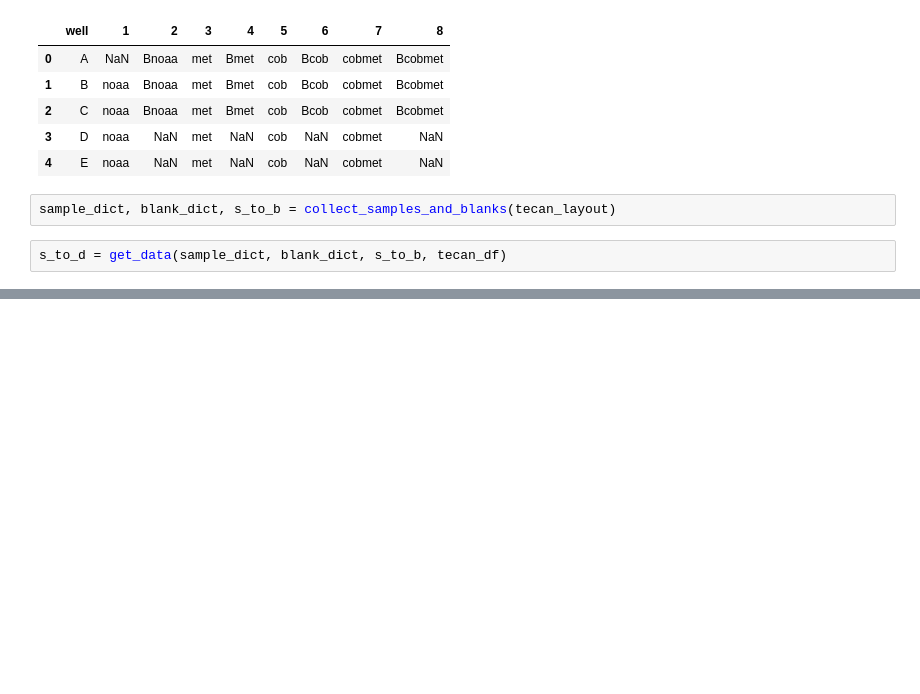
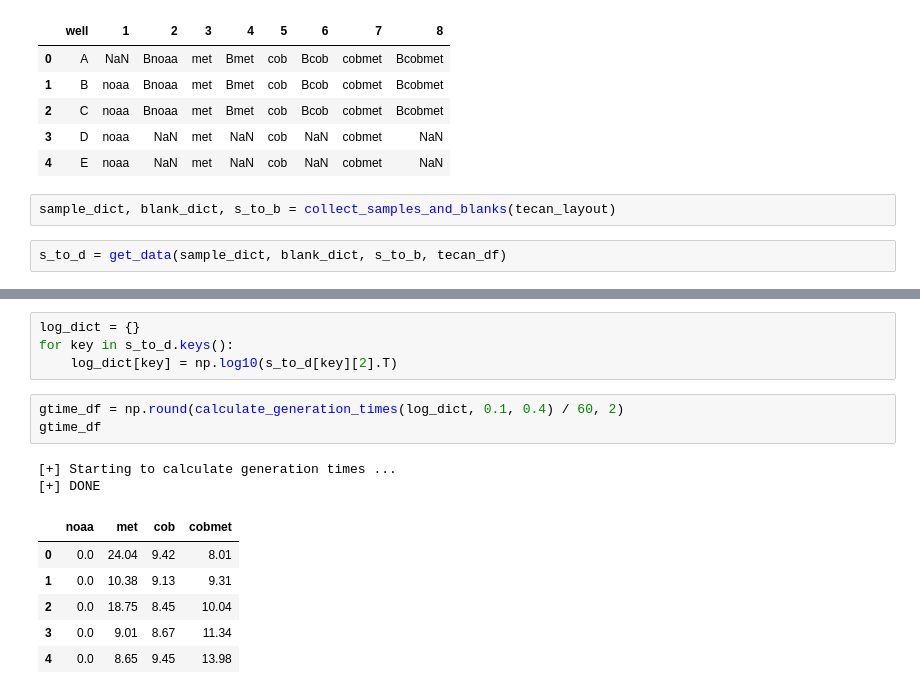
Before and after one commit to Kanomble/amino_acid_project, a Jupyter notebook: scripts/tecan_analysis.ipynb, the cells around one changed output, grey strips where cells are left out. Saved outputs shown, nothing was run; the diff lists cells and outputs as text; blank space fills up the shorter version.

```diff
--- a/scripts/tecan_analysis.ipynb
+++ b/scripts/tecan_analysis.ipynb
@@ -179,0 +250,16 @@ plt.savefig("../results/figures/cobalamin_growth.jpg",dpi=400)
+# %%
+log_dict = {}
+for key in s_to_d.keys():
+    log_dict[key] = np.log10(s_to_d[key][2].T)
+# %%
+gtime_df = np.round(calculate_generation_times(log_dict, 0.1, 0.4) / 60, 2)
+gtime_df
+# %% [output]
+[+] Starting to calculate generation times ...
+[+] DONE
+|  | noaa | met | cob | cobmet |
+| 0 | 0.0 | 24.04 | 9.42 | 8.01 |
+| 1 | 0.0 | 10.38 | 9.13 | 9.31 |
+| 2 | 0.0 | 18.75 | 8.45 | 10.04 |
+| 3 | 0.0 | 9.01 | 8.67 | 11.34 |
+| 4 | 0.0 | 8.65 | 9.45 | 13.98 |
```
Also changed, not shown: parts of 9 cells of this notebook, 2 other files.
